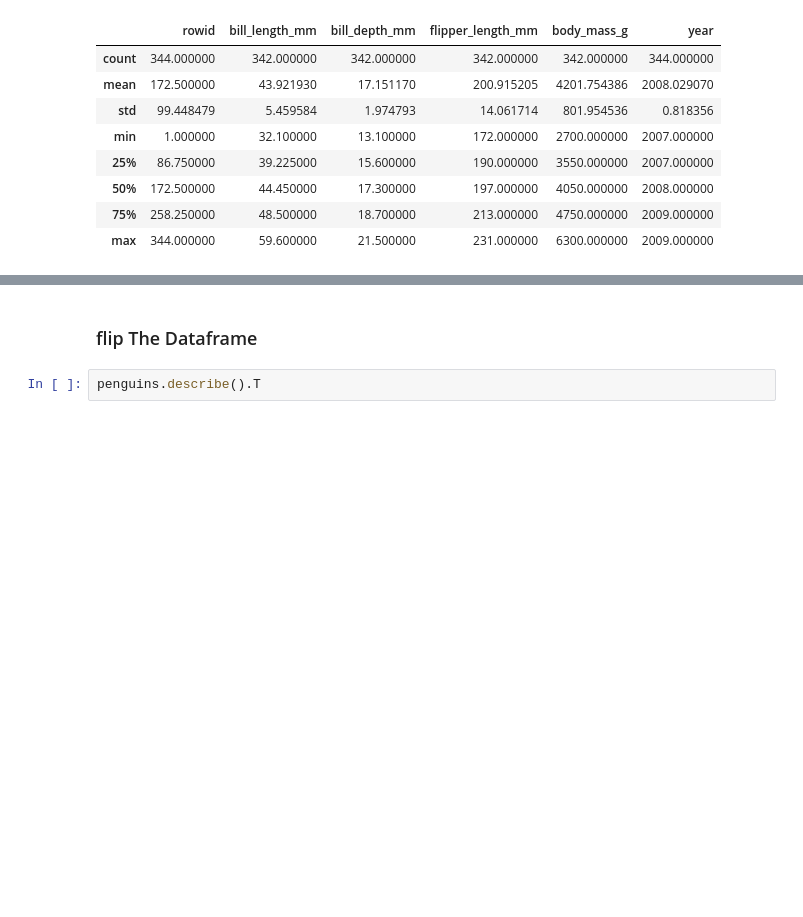
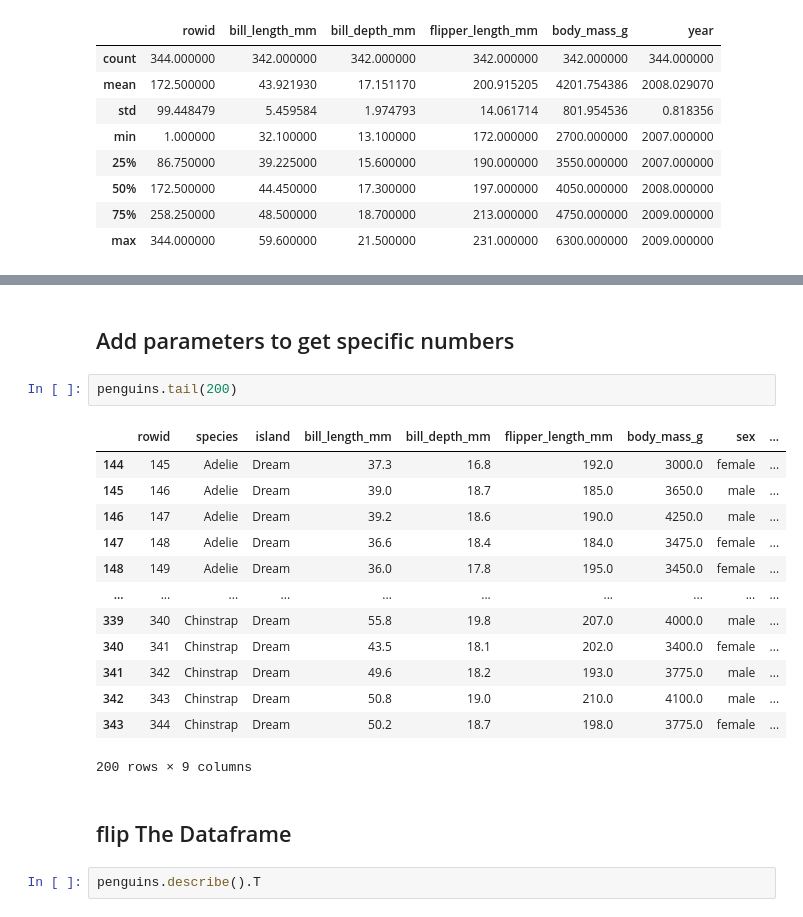
Before and after one commit to jodel148/ELEC303-DA_Labios, a Jupyter notebook: Data_Analytics_Penguins.ipynb, the cells around one changed output, grey strips where cells are left out. Cells and saved outputs as stored; diff of their text form; blank space fills up the shorter version.

```diff
--- a/Data_Analytics_Penguins.ipynb
+++ b/Data_Analytics_Penguins.ipynb
@@ -35,5 +98,23 @@ penguins.describe()
+# %% [markdown]
+<h2>Add parameters to get specific numbers</h2>
+# %%
+penguins.tail(200)
+# %% [output]
+|  | rowid | species | island | bill_length_mm | bill_depth_mm | flipper_length_mm | body_mass_g | sex | ... |
+| 144 | 145 | Adelie | Dream | 37.3 | 16.8 | 192.0 | 3000.0 | female | ... |
+| 145 | 146 | Adelie | Dream | 39.0 | 18.7 | 185.0 | 3650.0 | male | ... |
+| 146 | 147 | Adelie | Dream | 39.2 | 18.6 | 190.0 | 4250.0 | male | ... |
+| 147 | 148 | Adelie | Dream | 36.6 | 18.4 | 184.0 | 3475.0 | female | ... |
+| 148 | 149 | Adelie | Dream | 36.0 | 17.8 | 195.0 | 3450.0 | female | ... |
+| ... | ... | ... | ... | ... | ... | ... | ... | ... | ... |
+| 339 | 340 | Chinstrap | Dream | 55.8 | 19.8 | 207.0 | 4000.0 | male | ... |
+| 340 | 341 | Chinstrap | Dream | 43.5 | 18.1 | 202.0 | 3400.0 | female | ... |
+| 341 | 342 | Chinstrap | Dream | 49.6 | 18.2 | 193.0 | 3775.0 | male | ... |
+| 342 | 343 | Chinstrap | Dream | 50.8 | 19.0 | 210.0 | 4100.0 | male | ... |
+| 343 | 344 | Chinstrap | Dream | 50.2 | 18.7 | 198.0 | 3775.0 | female | ... |
+200 rows × 9 columns
 # %% [markdown]
-<h3>flip The Dataframe</h3>
+<h2>flip The Dataframe</h2>
 # %%
 penguins.describe().T
 # %% [output]
```
Also changed, not shown: parts of 41 cells of this notebook.
